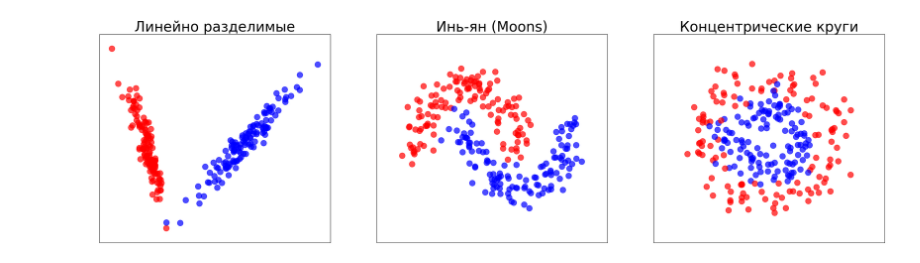
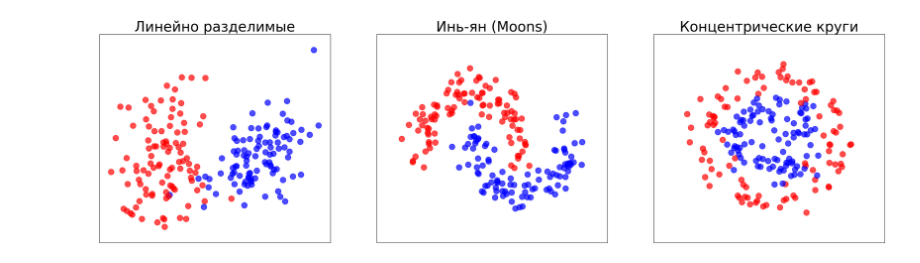
Before and after one commit to modernpacifist/engineering-of-machine-learning-urfu, a Jupyter notebook: math-basics-of-machine-learning/Notebooks/HW3_MBML.ipynb, the cells around one changed output. Cells and saved outputs as stored; diff of their text form; code cells hidden in the pictures.

```diff
--- a/math-basics-of-machine-learning/Notebooks/HW3_MBML.ipynb
+++ b/math-basics-of-machine-learning/Notebooks/HW3_MBML.ipynb
@@ -249,19 +249,19 @@ def make_binary_clf(N, method = 'line', noises = 0.15, random_state = 42):
     return X,y
 # %%
 #@title Data { run: "auto" }
-N = 250 #@param {type:"slider", min:50, max:250, step:25}
-noises = 0 #@param {type:"slider", min:0, max:1, step:0.05}
+N = 200 #@param {type:"slider", min:50, max:250, step:25}
+noises = 1 #@param {type:"slider", min:0, max:1, step:0.05}
 
 fig=plt.figure(figsize=(30,8))
 
 ax = plt.subplot(1, 3, 1)
 plot_data(ax,make_binary_clf(N,method = 'line'),
           'Линейно разделимые')
 ax = plt.subplot(1, 3, 2)
 plot_data(ax,make_binary_clf(N,method = 'moons'),
           'Инь-ян (Moons)')
 ax = plt.subplot(1, 3, 3)
 plot_data(ax, make_binary_clf(N,method = 'circles'),
           'Концентрические круги')
 # %% [output]
-[figure, old version]
+[figure, new version]
```
Also changed, not shown: parts of 5 cells of this notebook.
